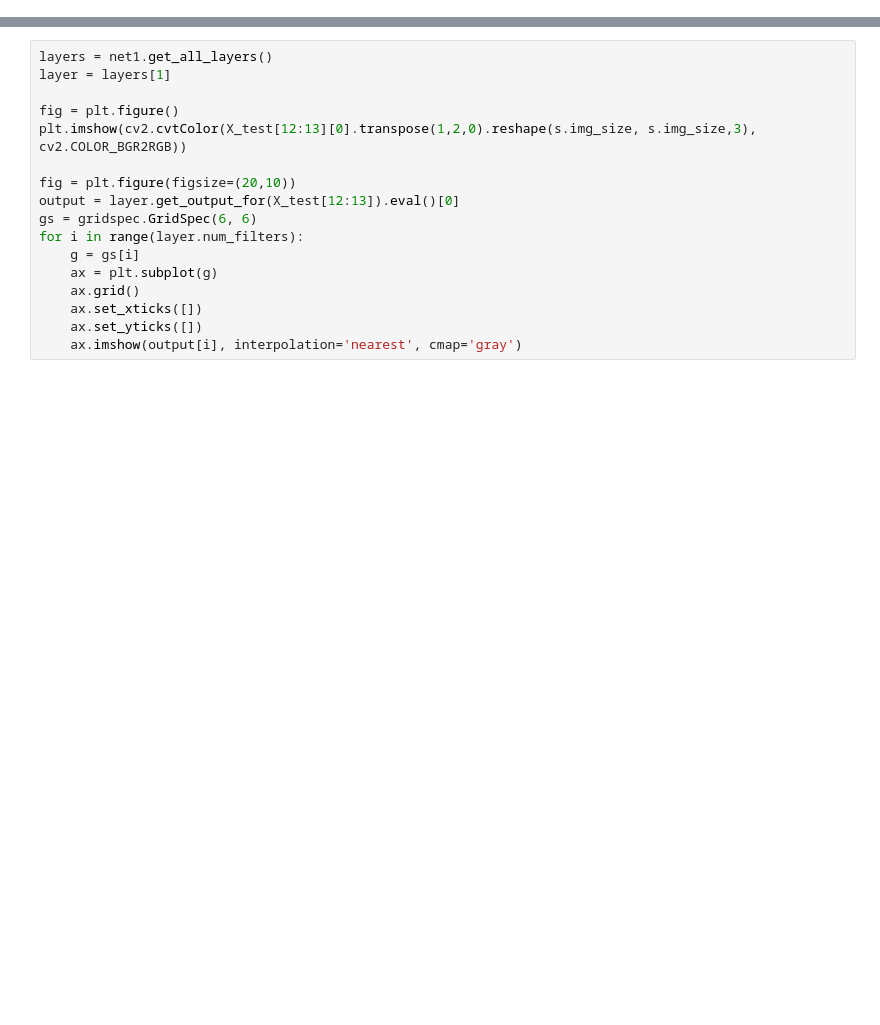
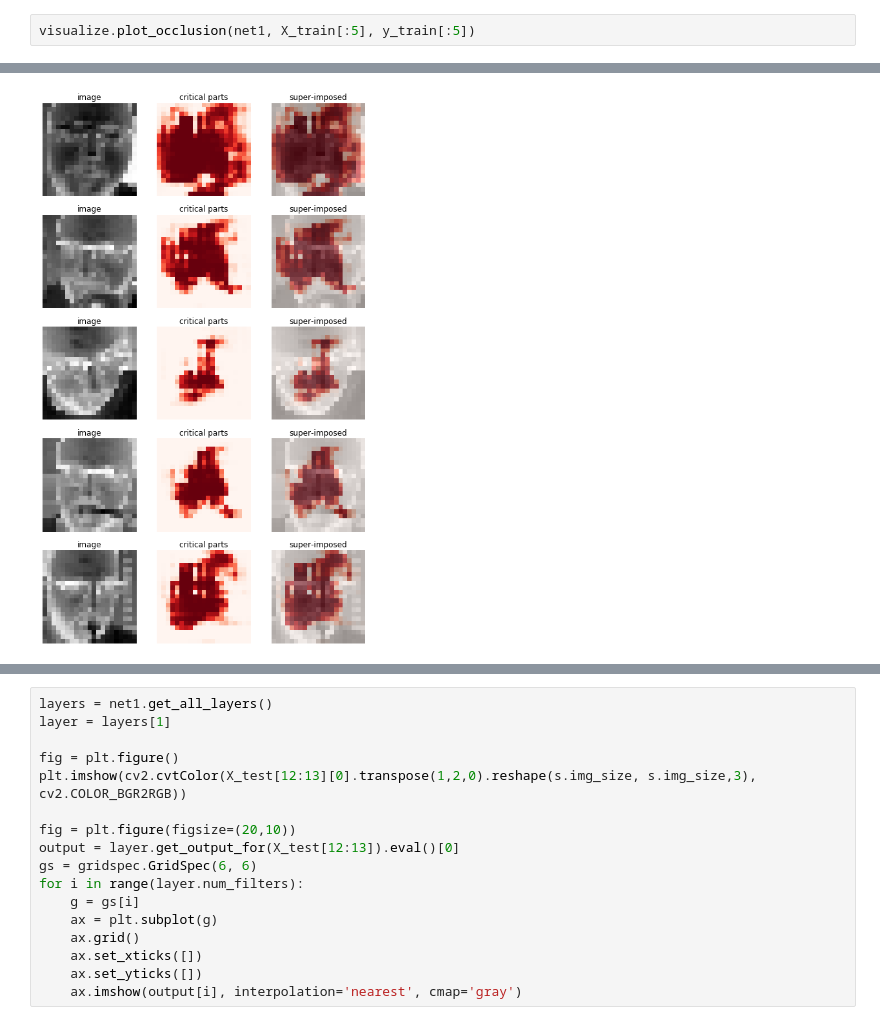
Before and after one commit to TobiasWeis/neuralnet_facerecog, a Jupyter notebook: NN_Tobi_Mariam_Mirror.ipynb, the cells around one changed output, grey strips where cells are left out. Drawn from its saved outputs; the diff is of its cells as text; blank space fills up the shorter version.

```diff
--- a/NN_Tobi_Mariam_Mirror.ipynb
+++ b/NN_Tobi_Mariam_Mirror.ipynb
@@ -161,0 +184,3 @@ ValueError: num must be 1 <= num <= 512, not 513
+# %%
+visualize.plot_occlusion(net1, X_train[:5], y_train[:5])
+# %% [output]
@@ -161,0 +188 @@ ValueError: num must be 1 <= num <= 512, not 513
+[figure, added]
```
Also changed, not shown: parts of 10 cells of this notebook, 5 other files.
